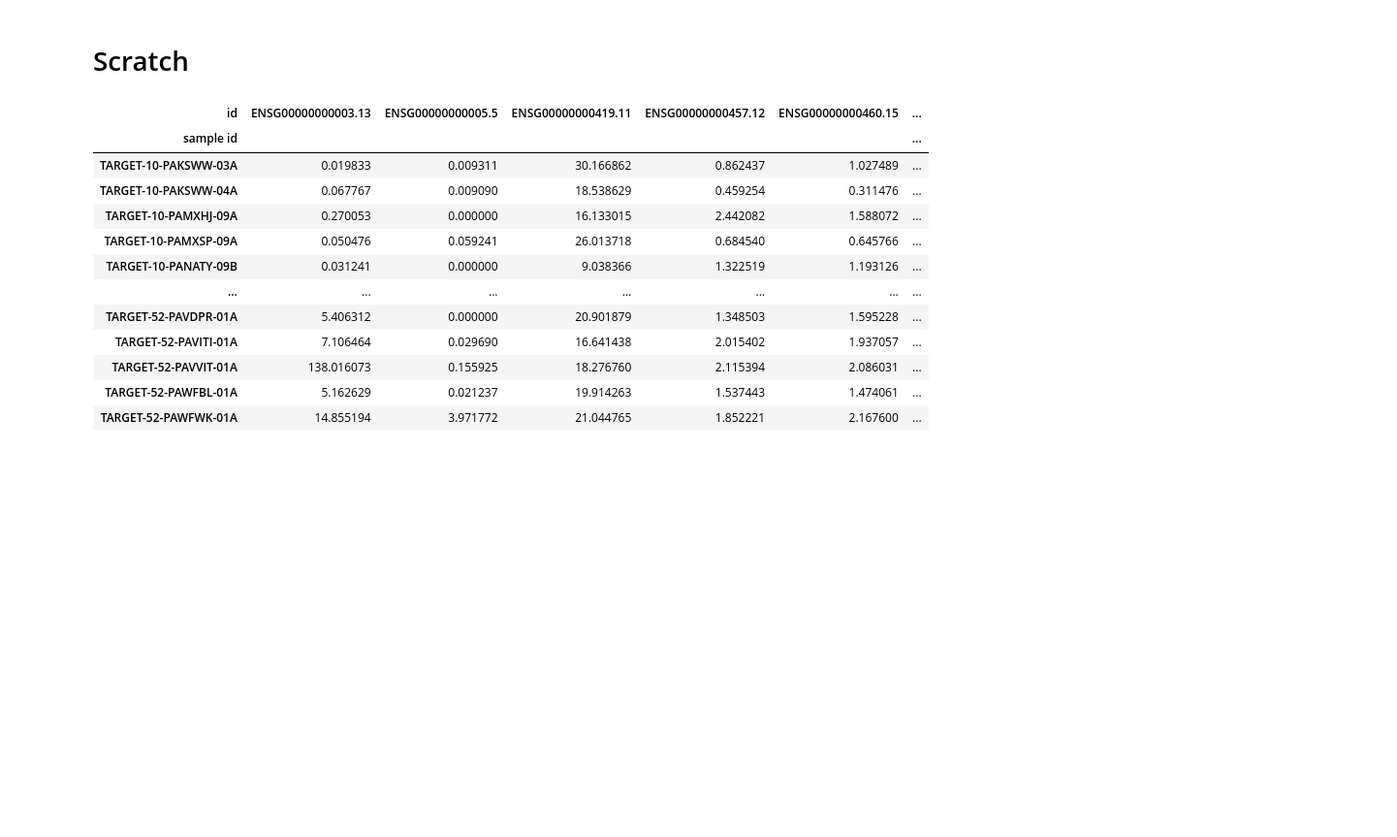
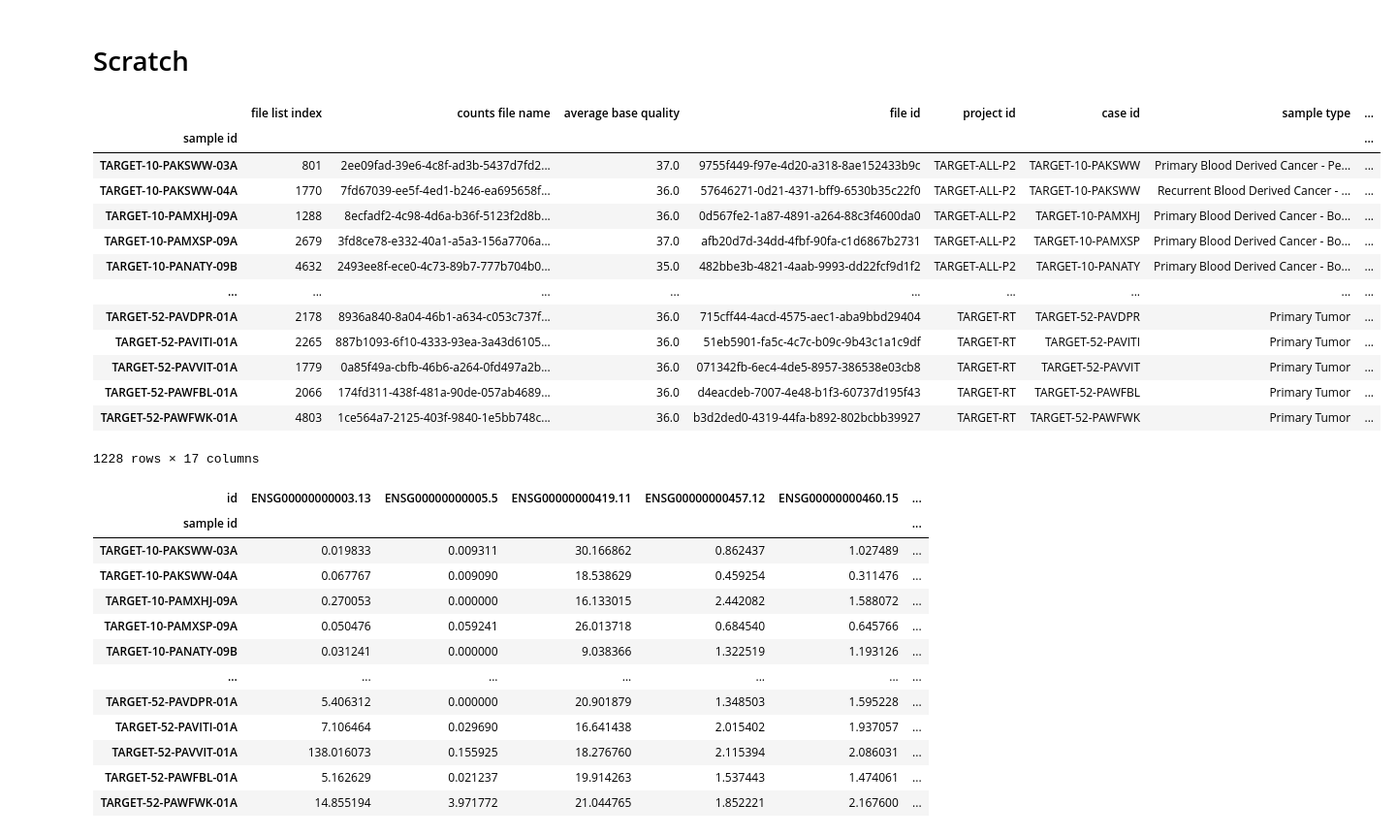
Before and after one commit to andrew-weisman/target_classification, a Jupyter notebook: main.ipynb, the cells around one changed output. Shown at 97% size. Saved outputs shown, nothing was run; the diff lists cells and outputs as text; code cells hidden in the pictures; blank space fills up the shorter version.

```diff
--- a/main.ipynb
+++ b/main.ipynb
@@ -120,5 +131,22 @@ NameError: name 'intensities' is not defined
 # %% [markdown]
 # Scratch
+# %%
+df_samples
+# %% [output]
+|  | file list index | counts file name | average base quality | file id | project id | case id | sample type | ... |
+| sample id |  |  |  |  |  |  |  | ... |
+| TARGET-10-PAKSWW-03A | 801 | 2ee09fad-39e6-4c8f-ad3b-5437d7fd2... | 37.0 | 9755f449-f97e-4d20-a318-8ae152433b9c | TARGET-ALL-P2 | TARGET-10-PAKSWW | Primary Blood Derived Cancer - Pe... | ... |
+| TARGET-10-PAKSWW-04A | 1770 | 7fd67039-ee5f-4ed1-b246-ea695658f... | 36.0 | 57646271-0d21-4371-bff9-6530b35c22f0 | TARGET-ALL-P2 | TARGET-10-PAKSWW | Recurrent Blood Derived Cancer - ... | ... |
+| TARGET-10-PAMXHJ-09A | 1288 | 8ecfadf2-4c98-4d6a-b36f-5123f2d8b... | 36.0 | 0d567fe2-1a87-4891-a264-88c3f4600da0 | TARGET-ALL-P2 | TARGET-10-PAMXHJ | Primary Blood Derived Cancer - Bo... | ... |
+| TARGET-10-PAMXSP-09A | 2679 | 3fd8ce78-e332-40a1-a5a3-156a7706a... | 37.0 | afb20d7d-34dd-4fbf-90fa-c1d6867b2731 | TARGET-ALL-P2 | TARGET-10-PAMXSP | Primary Blood Derived Cancer - Bo... | ... |
+| TARGET-10-PANATY-09B | 4632 | 2493ee8f-ece0-4c73-89b7-777b704b0... | 35.0 | 482bbe3b-4821-4aab-9993-dd22fcf9d1f2 | TARGET-ALL-P2 | TARGET-10-PANATY | Primary Blood Derived Cancer - Bo... | ... |
+| ... | ... | ... | ... | ... | ... | ... | ... | ... |
+| TARGET-52-PAVDPR-01A | 2178 | 8936a840-8a04-46b1-a634-c053c737f... | 36.0 | 715cff44-4acd-4575-aec1-aba9bbd29404 | TARGET-RT | TARGET-52-PAVDPR | Primary Tumor | ... |
+| TARGET-52-PAVITI-01A | 2265 | 887b1093-6f10-4333-93ea-3a43d6105... | 36.0 | 51eb5901-fa5c-4c7c-b09c-9b43c1a1c9df | TARGET-RT | TARGET-52-PAVITI | Primary Tumor | ... |
+| TARGET-52-PAVVIT-01A | 1779 | 0a85f49a-cbfb-46b6-a264-0fd497a2b... | 36.0 | 071342fb-6ec4-4de5-8957-386538e03cb8 | TARGET-RT | TARGET-52-PAVVIT | Primary Tumor | ... |
+| TARGET-52-PAWFBL-01A | 2066 | 174fd311-438f-481a-90de-057ab4689... | 36.0 | d4eacdeb-7007-4e48-b1f3-60737d195f43 | TARGET-RT | TARGET-52-PAWFBL | Primary Tumor | ... |
+| TARGET-52-PAWFWK-01A | 4803 | 1ce564a7-2125-403f-9840-1e5bb748c... | 36.0 | b3d2ded0-4319-44fa-b892-802bcbb39927 | TARGET-RT | TARGET-52-PAWFWK | Primary Tumor | ... |
+1228 rows × 17 columns
 # %%
 df_fpkm
 # %% [output]
```
Also changed, not shown: parts of 4 cells of this notebook, 1 other file.
